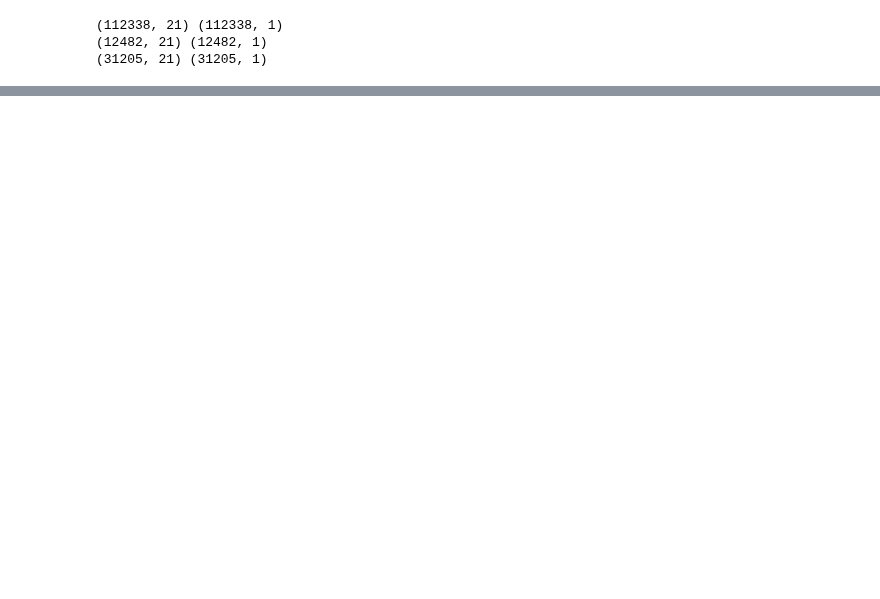
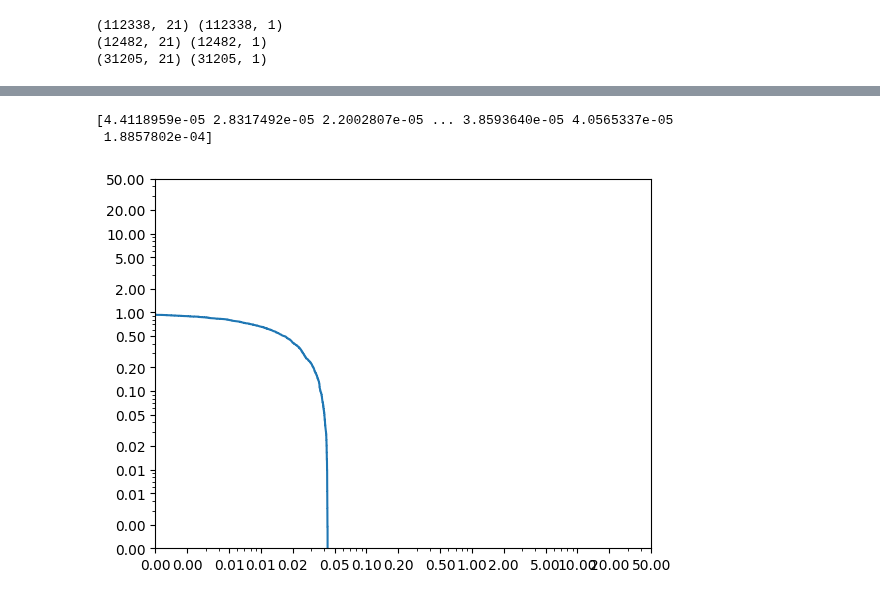
Before and after one commit to ecdison/Group9_MachineLearningHC, a Jupyter notebook: DNN_Classification.ipynb, the cells around one changed output, grey strips where cells are left out. Saved outputs shown, nothing was run; the diff lists cells and outputs as text; code cells hidden in the pictures; blank space fills up the shorter version.

```diff
--- a/DNN_Classification.ipynb
+++ b/DNN_Classification.ipynb
@@ -67,8 +85,9 @@ def trainer(train_loader, valid_loader, model, config, device):
 
     # TODO try differnet criterion or optimizer
     # criterion = nn.MSELoss(reduction='mean')
-    w=torch.tensor([0.1,0.9])
-    criterion = nn.CrossEntropyLoss(weight=w)
+    # w=torch.tensor([0.1,0.9])
+    # criterion = nn.CrossEntropyLoss(weight=w)
+    criterion = nn.CrossEntropyLoss()
     optimizer = torch.optim.Adam(model.parameters(), lr=config['learning_rate'], betas=(0.9, 0.999), eps=1e-08)
     writer = SummaryWriter()
 
@@ -151,7 +170,7 @@ config = {
     'batch_size': 256,
     'learning_rate': 1e-4,
     'early_stop': 20,    # If model has not improved for this many consecutive epochs, stop training.
-    'save_path': '/mnt/hdd18.2t/sea120424/exchange/ML/datasets/project/DNN_Regression/models/model_classification_Adam_WC.ckpt'  # Your model will be saved here.
+    'save_path': '/mnt/hdd18.2t/sea120424/exchange/ML/datasets/project/DNN_Regression/models/model_classification_SMOTE_Adam.ckpt'  # Your model will be saved here.
 }
 # %%
 def same_seed(seed):
@@ -283,3 +317,10 @@ preds = predict(test_loader, model, device)
+# %%
+prediction = []
+for i in preds:
+    if i[0] > i[1]:
+        prediction.append(0)
+    else:
+        prediction.append(1)
 # %%
 from sklearn.decomposition import PCA
 
@@ -311,0 +435,17 @@ print(classification_report(test_y, hard_result))
+# %%
+prob_prediction = []
+scores = []
+for i in preds:
+    scores.append(softmax(i)[1])
+    prob_prediction.append(i[1])
+
+scores = np.array(scores)
+fpr, fnr, thresholds = det_curve(test_y, prob_prediction)
+print(scores)
+# %% [output]
+[4.4118959e-05 2.8317492e-05 2.2002807e-05 ... 3.8593640e-05 4.0565337e-05
+ 1.8857802e-04]
+# %%
+DETCurve(fpr, fnr)
+# %% [output]
+[figure, added]
```
Also changed, not shown: parts of 15 cells of this notebook, 45 other files.
